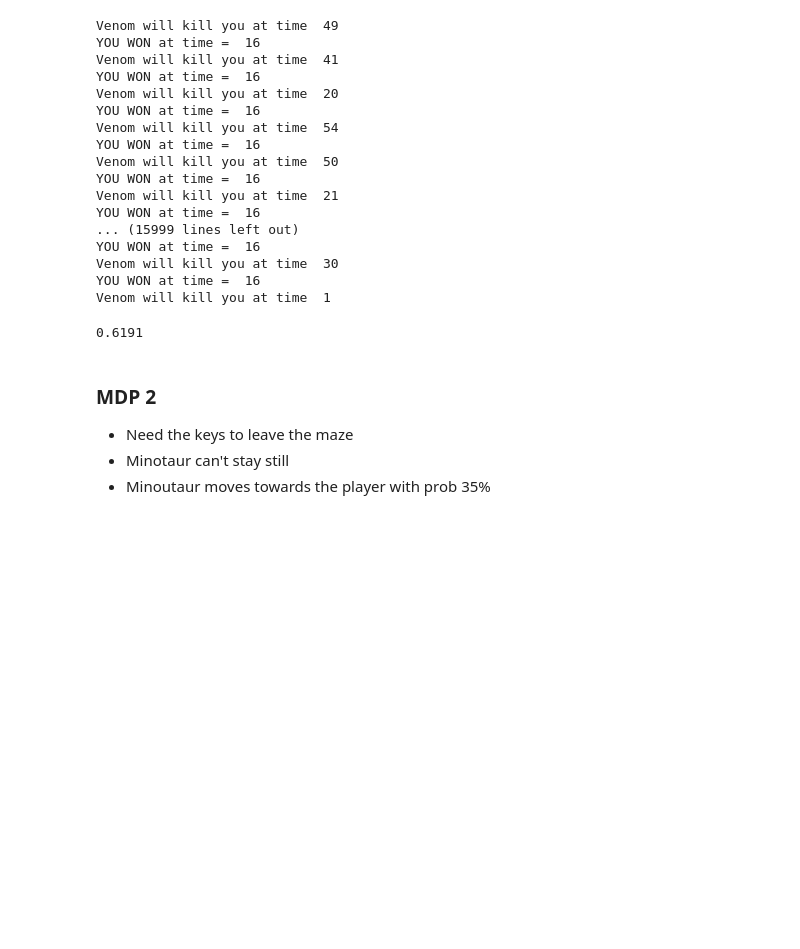
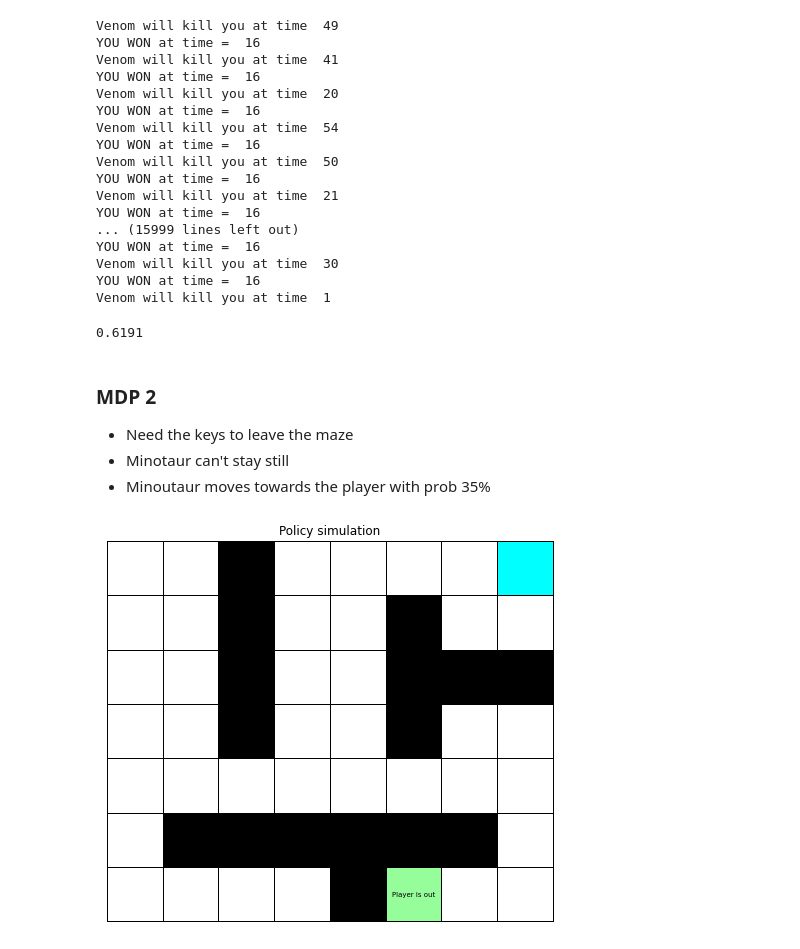
Before and after one commit to ClaraEscorihuela/ReinforcementLearning_el2805_labs, a Jupyter notebook: Lab1/Lab1.ipynb, the cells around one changed output. Drawn from its saved outputs; the diff is of its cells as text; code cells hidden in the pictures; blank space fills up the shorter version.

Commit message:
stupid player can't leave the maze

```diff
--- a/Lab1/Lab1.ipynb
+++ b/Lab1/Lab1.ipynb
@@ -240,6 +241,25 @@ maze = np.array([
 # 5 = position of the keys
 
 # Create an environment maze
-env = mz.Maze(maze, stay = True)
+env = mz.Maze(maze, stay = False)
+# %%
+# Check that the new environment behaves as expected
+
+# Infinite horizon
+# Discount Factor
+gamma  = 49/50 # E[T] = 50 = 1/(1-gamma)
+# Accuracy treshold
+epsilon = 0.0001;
+V, policy = mz.value_iteration(env, gamma, epsilon)
+
+# Simulate the shortest path starting from position A
+method = 'ValIter';
+start  = (0,0, 6,5, 0)
+path, win = env.simulate(start, policy, method);
+
+# Show the shortest path
+mz.animate_solution(maze, path)
+# %% [output]
+[figure, added]
 # %%
 # Q learning - epsilon
```
Also changed, not shown: parts of 9 cells of this notebook, 1 other file.
